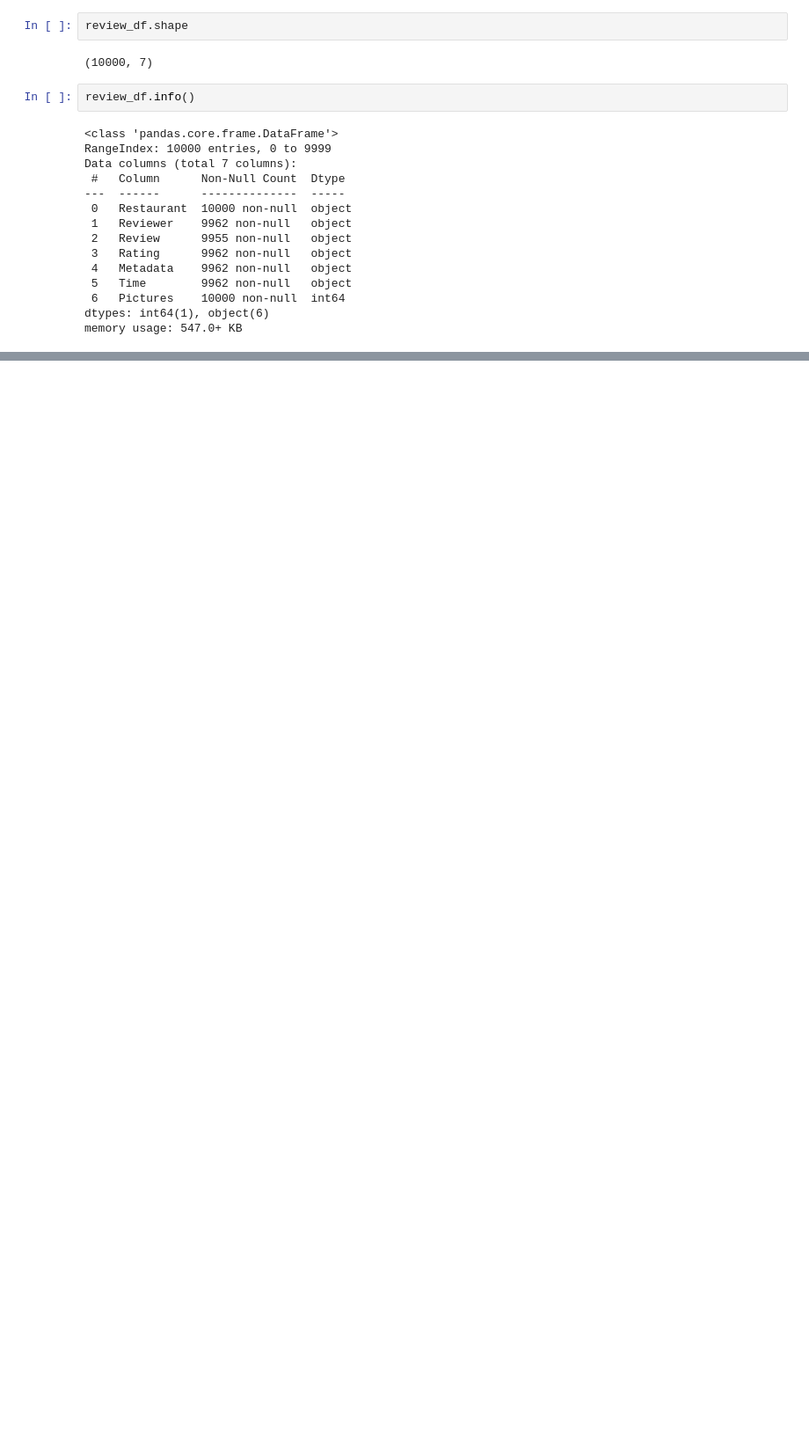
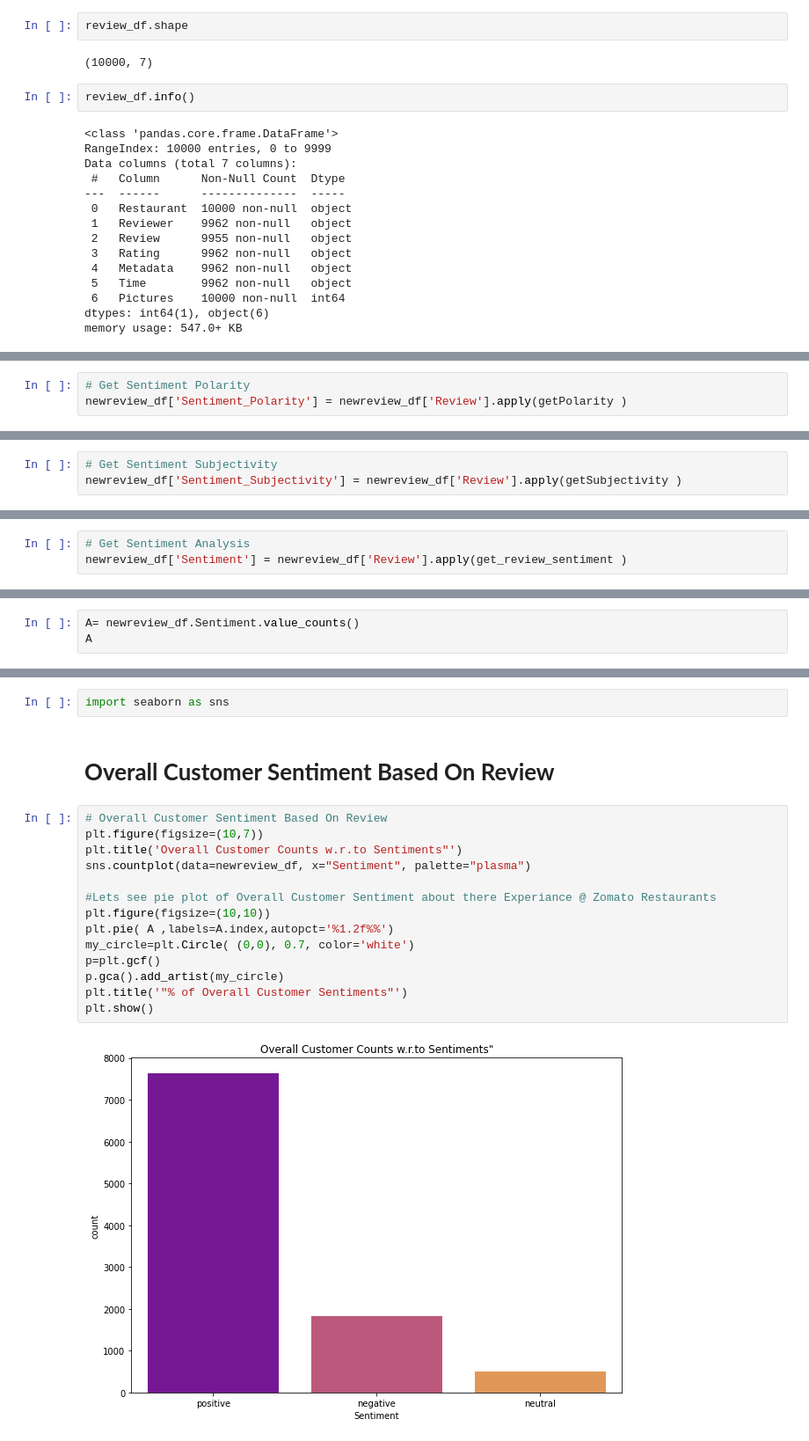
Before and after one commit to VilasSonawane/ZOMATO-RESTAURANT-CLUSTERING-AND-SENTIMENT-ANALYSIS, a Jupyter notebook: Vilas_Copy_of_ZOMATO_RESTAURANT_CLUSTERING_AND_SENTIMENT_ANALYSIS.ipynb, the cells around one changed output, grey strips where cells are left out. Shown: that part at 88% size. Drawn from its saved outputs; the diff is of its cells as text; blank space fills up the shorter version.

Commit message:
Customer Review Sentiment Analysis

```diff
--- a/Vilas_Copy_of_ZOMATO_RESTAURANT_CLUSTERING_AND_SENTIMENT_ANALYSIS.ipynb
+++ b/Vilas_Copy_of_ZOMATO_RESTAURANT_CLUSTERING_AND_SENTIMENT_ANALYSIS.ipynb
@@ -196,0 +312,3 @@ review_df.Metadata[0]
+# %%
+# Get Sentiment Polarity
+newreview_df['Sentiment_Polarity'] = newreview_df['Review'].apply(getPolarity )
@@ -196,0 +320,3 @@ review_df.Metadata[0]
+# %%
+# Get Sentiment Subjectivity
+newreview_df['Sentiment_Subjectivity'] = newreview_df['Review'].apply(getSubjectivity )
@@ -196,0 +328,3 @@ review_df.Metadata[0]
+# %%
+# Get Sentiment Analysis
+newreview_df['Sentiment'] = newreview_df['Review'].apply(get_review_sentiment )
@@ -196,0 +349,3 @@ review_df.Metadata[0]
+# %%
+A= newreview_df.Sentiment.value_counts()
+A
@@ -196,0 +357,20 @@ review_df.Metadata[0]
+# %%
+import seaborn as sns
+# %% [markdown]
+# **Overall Customer Sentiment Based On Review**
+# %%
+# Overall Customer Sentiment Based On Review
+plt.figure(figsize=(10,7))
+plt.title('Overall Customer Counts w.r.to Sentiments"')
+sns.countplot(data=newreview_df, x="Sentiment", palette="plasma")
+
+#Lets see pie plot of Overall Customer Sentiment about there Experiance @ Zomato Restaurants
+plt.figure(figsize=(10,10))
+plt.pie( A ,labels=A.index,autopct='%1.2f%%')
+my_circle=plt.Circle( (0,0), 0.7, color='white')
+p=plt.gcf()
+p.gca().add_artist(my_circle)
+plt.title('"% of Overall Customer Sentiments"')
+plt.show()
+# %% [output]
+[figure, added]
```
Also changed, not shown: parts of 31 cells of this notebook.
